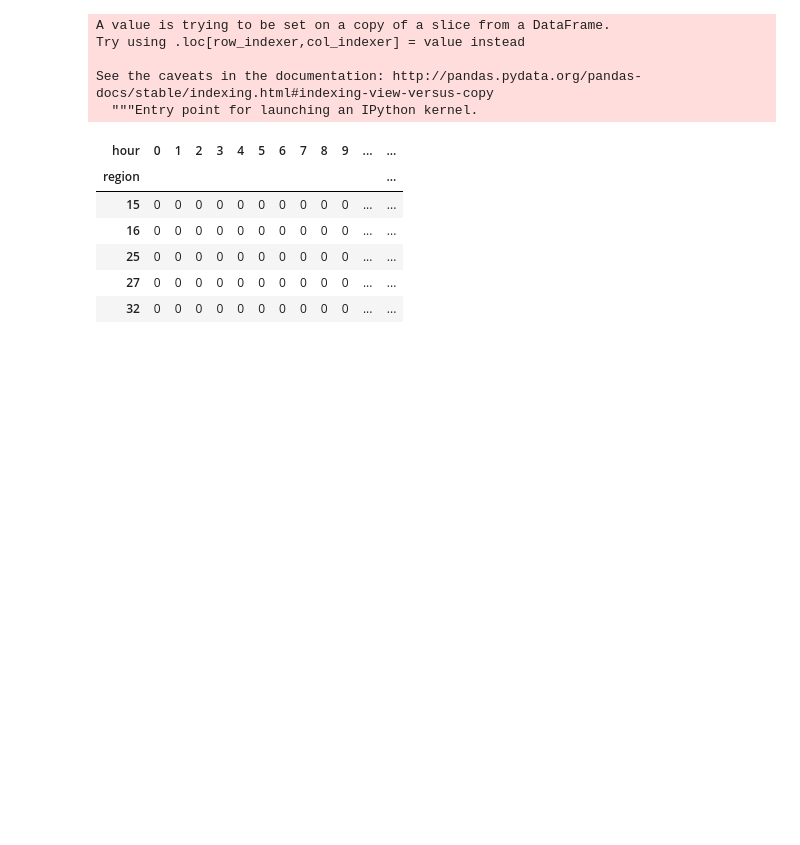
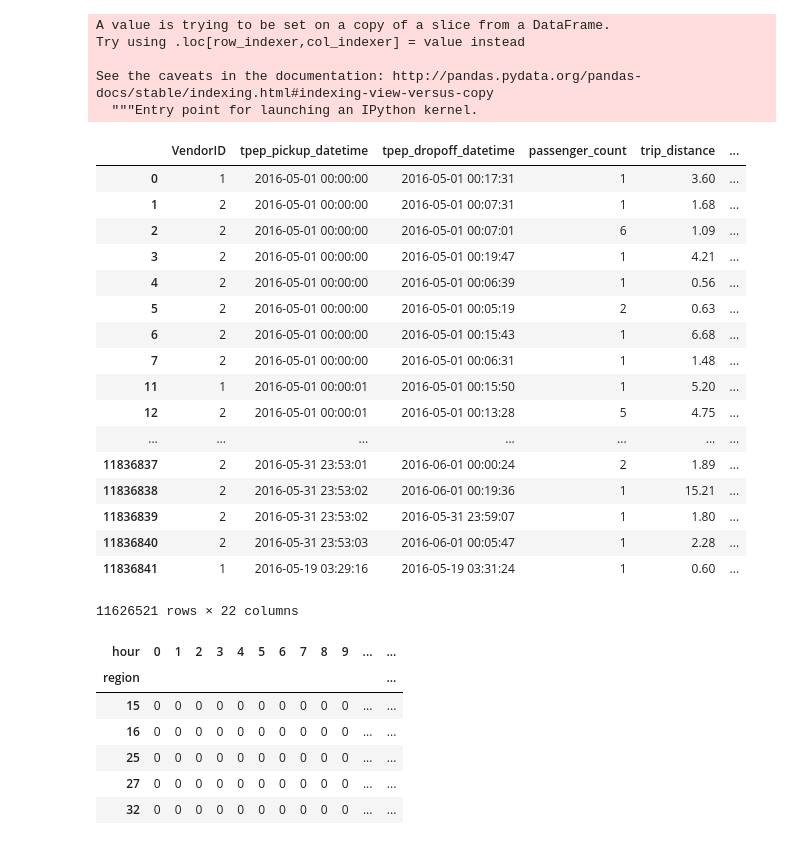
Before and after one commit to adasirotkina/project_taxi, a Jupyter notebook: project_part1.ipynb, the cells around one changed output. Saved outputs shown, nothing was run; the diff lists cells and outputs as text; code cells hidden in the pictures; blank space fills up the shorter version.

```diff
--- a/project_part1.ipynb
+++ b/project_part1.ipynb
@@ -89,3 +89,5 @@ for i in range(50):
 
 x_edg.append(x)
 y_edg[0] = y
+# %%
+data['x'] = [1]*len(data)
@@ -97,7 +105,7 @@ y_edg[0] = y
 %%time
 statistic = stats.binned_statistic_2d(data['pickup_longitude'].values,
                                       data['pickup_latitude'].values,
-                                      data['VendorID'],
+                                      data['x'],
                                       statistic='count',
                                       bins=[x_edg, y_edg],
                                       expand_binnumbers=True)
@@ -111,4 +119,25 @@ Try using .loc[row_indexer,col_indexer] = value instead
 
 See the caveats in the documentation: http://pandas.pydata.org/pandas-docs/stable/indexing.html#indexing-view-versus-copy
   """Entry point for launching an IPython kernel.
+# %%
+data
+# %% [output]
+|  | VendorID | tpep_pickup_datetime | tpep_dropoff_datetime | passenger_count | trip_distance | ... |
+| 0 | 1 | 2016-05-01 00:00:00 | 2016-05-01 00:17:31 | 1 | 3.60 | ... |
+| 1 | 2 | 2016-05-01 00:00:00 | 2016-05-01 00:07:31 | 1 | 1.68 | ... |
+| 2 | 2 | 2016-05-01 00:00:00 | 2016-05-01 00:07:01 | 6 | 1.09 | ... |
+| 3 | 2 | 2016-05-01 00:00:00 | 2016-05-01 00:19:47 | 1 | 4.21 | ... |
+| 4 | 2 | 2016-05-01 00:00:00 | 2016-05-01 00:06:39 | 1 | 0.56 | ... |
+| 5 | 2 | 2016-05-01 00:00:00 | 2016-05-01 00:05:19 | 2 | 0.63 | ... |
+| 6 | 2 | 2016-05-01 00:00:00 | 2016-05-01 00:15:43 | 1 | 6.68 | ... |
+| 7 | 2 | 2016-05-01 00:00:00 | 2016-05-01 00:06:31 | 1 | 1.48 | ... |
+| 11 | 1 | 2016-05-01 00:00:01 | 2016-05-01 00:15:50 | 1 | 5.20 | ... |
+| 12 | 2 | 2016-05-01 00:00:01 | 2016-05-01 00:13:28 | 5 | 4.75 | ... |
+| ... | ... | ... | ... | ... | ... | ... |
+| 11836837 | 2 | 2016-05-31 23:53:01 | 2016-06-01 00:00:24 | 2 | 1.89 | ... |
+| 11836838 | 2 | 2016-05-31 23:53:02 | 2016-06-01 00:19:36 | 1 | 15.21 | ... |
+| 11836839 | 2 | 2016-05-31 23:53:02 | 2016-05-31 23:59:07 | 1 | 1.80 | ... |
+| 11836840 | 2 | 2016-05-31 23:53:03 | 2016-06-01 00:05:47 | 1 | 2.28 | ... |
+| 11836841 | 1 | 2016-05-19 03:29:16 | 2016-05-19 03:31:24 | 1 | 0.60 | ... |
+11626521 rows × 22 columns
 # %%
```
Also changed, not shown: parts of 23 cells of this notebook, 7 other files.
